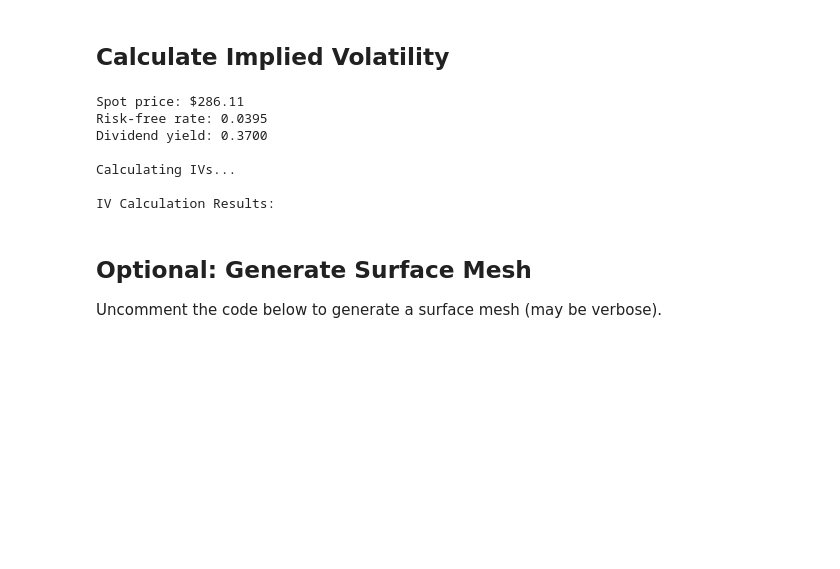
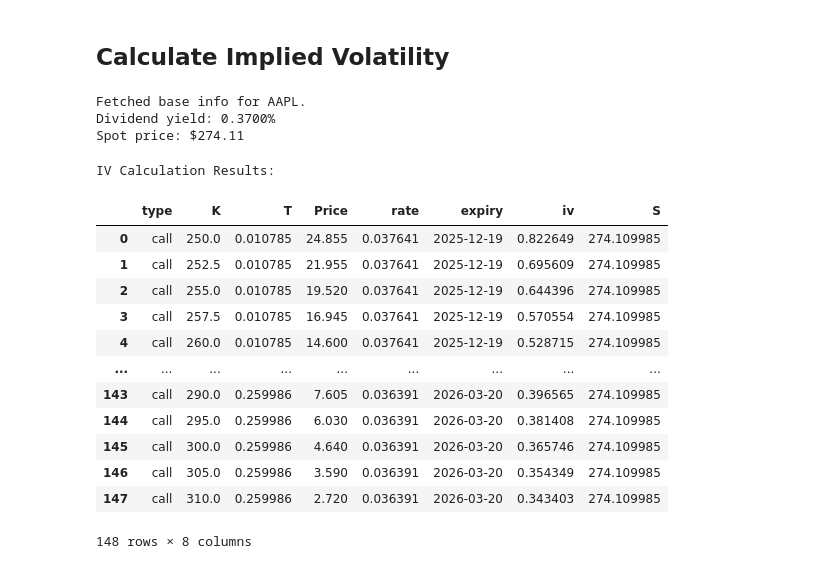
Before and after one commit to alqavii/ssvi-surface, a Jupyter notebook: backend/test.ipynb, the cells around one changed output. Drawn from its saved outputs; the diff is of its cells as text; code cells hidden in the pictures; blank space fills up the shorter version.

```diff
--- a/backend/test.ipynb
+++ b/backend/test.ipynb
@@ -59,30 +62,2 @@ df[["optionType", "strike", "timeToExpiry", "midPrice"]]
 # %% [markdown]
 ## Calculate Implied Volatility
-# %%
-if not df.empty:
-    rate = RatesAdapter.getTodayRate() or 0.045
-    base_info = TickerAdapter.fetchBasic(req.ticker)
-    div = base_info.dividendYield
-    spot = base_info.spot
-
-    print(f"Spot price: ${spot:.2f}")
-    print(f"Risk-free rate: {rate:.4f}")
-    print(f"Dividend yield: {div:.4f}")
-    print("\nCalculating IVs...")
-
-    surface_data = IVEngine.generateIVSmile(df, rate, div, spot, OptionType.CALL)
-
-    print("\nIV Calculation Results:")
-    surface_data
-# %% [output]
-Spot price: $286.11
-Risk-free rate: 0.0395
-Dividend yield: 0.3700
-
-Calculating IVs...
-
-IV Calculation Results:
-# %% [markdown]
-## Optional: Generate Surface Mesh
-
-Uncomment the code below to generate a surface mesh (may be verbose).
@@ -91,0 +64,34 @@ Uncomment the code below to generate a surface mesh (may be verbose).
+# %%
+from engines.zero_rates import ZeroRatesEngine
+import yfinance as yf
+
+df["rate"] = ZeroRatesEngine.interpolate_zero_rate(df, tte_col="timeToExpiry")
+
+base_info = TickerAdapter.fetchBasic(req.ticker)
+print(f"Fetched base info for {req.ticker}.")
+div = base_info.dividendYield
+print(f"Dividend yield: {div:.4f}%")
+print(f"Spot price: ${base_info.spot:.2f}")
+# %% [output]
+Fetched base info for AAPL.
+Dividend yield: 0.3700%
+Spot price: $274.11
+# %%
+surface_data = IVEngine.generateIVSmile(df, df["rate"], div, spot, OptionType.CALL) #type: ignore
+print("\nIV Calculation Results:")
+surface_data
+# %% [output]
+IV Calculation Results:
+|  | type | K | T | Price | rate | expiry | iv | S |
+| 0 | call | 250.0 | 0.010785 | 24.855 | 0.037641 | 2025-12-19 | 0.822649 | 274.109985 |
+| 1 | call | 252.5 | 0.010785 | 21.955 | 0.037641 | 2025-12-19 | 0.695609 | 274.109985 |
+| 2 | call | 255.0 | 0.010785 | 19.520 | 0.037641 | 2025-12-19 | 0.644396 | 274.109985 |
+| 3 | call | 257.5 | 0.010785 | 16.945 | 0.037641 | 2025-12-19 | 0.570554 | 274.109985 |
+| 4 | call | 260.0 | 0.010785 | 14.600 | 0.037641 | 2025-12-19 | 0.528715 | 274.109985 |
+| ... | ... | ... | ... | ... | ... | ... | ... | ... |
+| 143 | call | 290.0 | 0.259986 | 7.605 | 0.036391 | 2026-03-20 | 0.396565 | 274.109985 |
+| 144 | call | 295.0 | 0.259986 | 6.030 | 0.036391 | 2026-03-20 | 0.381408 | 274.109985 |
+| 145 | call | 300.0 | 0.259986 | 4.640 | 0.036391 | 2026-03-20 | 0.365746 | 274.109985 |
+| 146 | call | 305.0 | 0.259986 | 3.590 | 0.036391 | 2026-03-20 | 0.354349 | 274.109985 |
+| 147 | call | 310.0 | 0.259986 | 2.720 | 0.036391 | 2026-03-20 | 0.343403 | 274.109985 |
+148 rows × 8 columns
```
Also changed, not shown: parts of 7 cells of this notebook, 20 other files.
